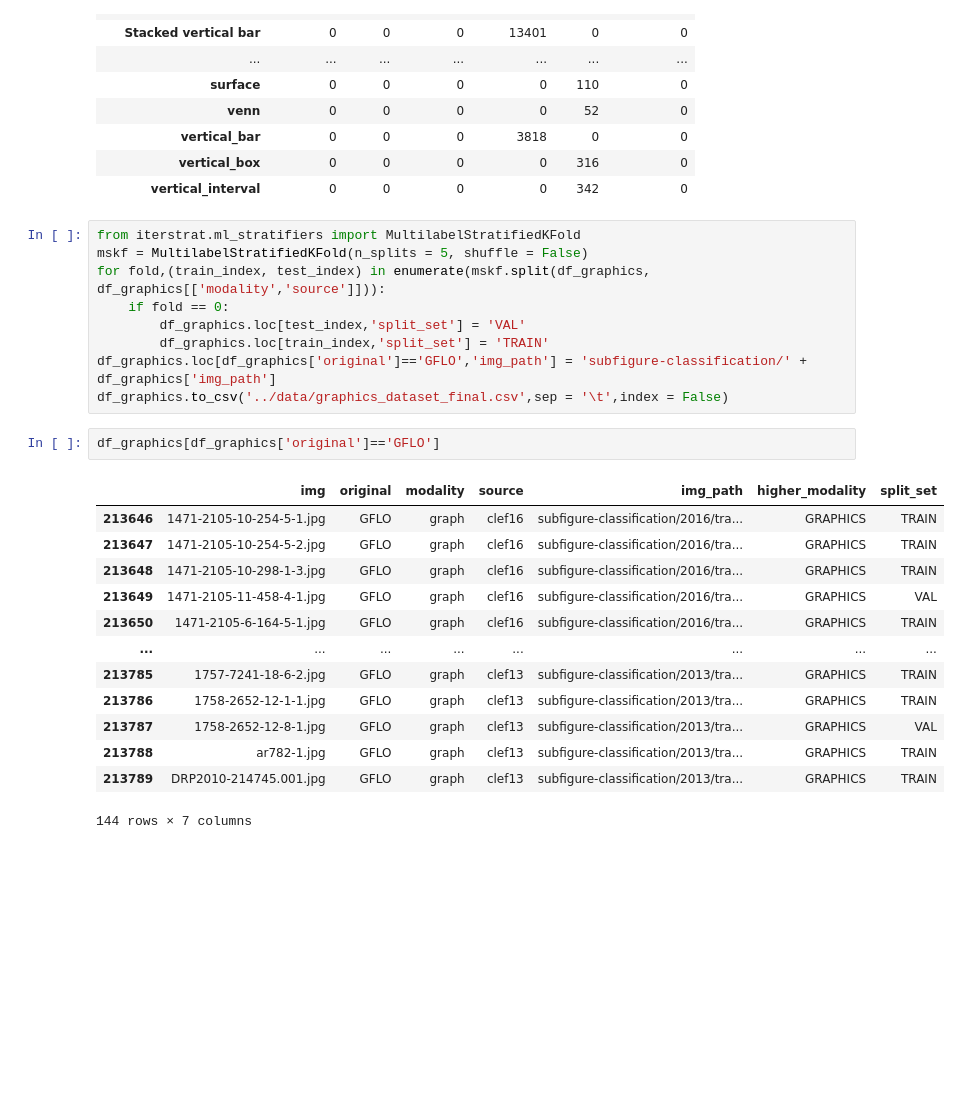
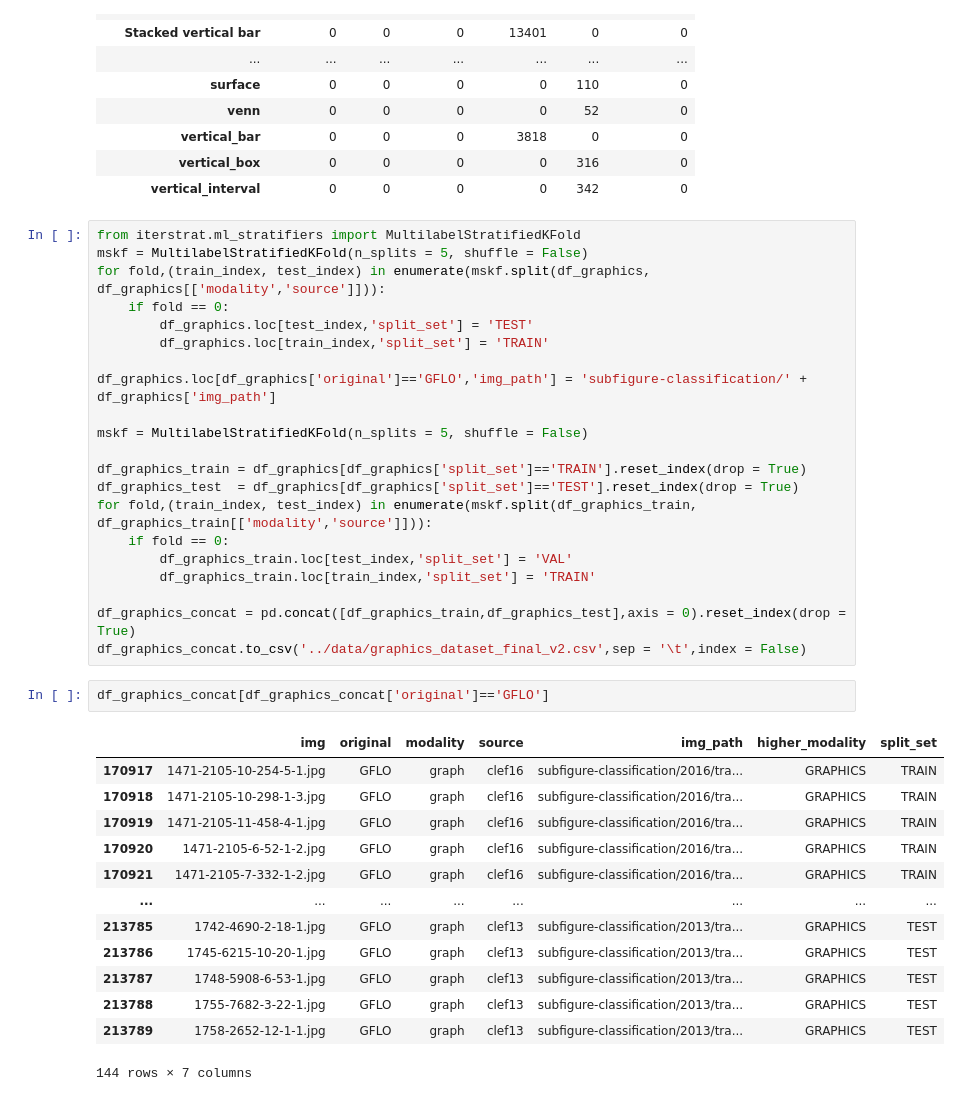
Before and after one commit to jtrells/biomedical-image-classification, a Jupyter notebook: nb/04.Genarate Graphics Dataset.ipynb, the cells around one changed output. Cells and saved outputs as stored; diff of their text form; blank space fills up the shorter version.

```diff
--- a/nb/04.Genarate Graphics Dataset.ipynb
+++ b/nb/04.Genarate Graphics Dataset.ipynb
@@ -211,23 +211,35 @@ from iterstrat.ml_stratifiers import MultilabelStratifiedKFold
 mskf = MultilabelStratifiedKFold(n_splits = 5, shuffle = False)
 for fold,(train_index, test_index) in enumerate(mskf.split(df_graphics, df_graphics[['modality','source']])):
     if fold == 0:
-        df_graphics.loc[test_index,'split_set'] = 'VAL'
+        df_graphics.loc[test_index,'split_set'] = 'TEST'
         df_graphics.loc[train_index,'split_set'] = 'TRAIN'
+
 df_graphics.loc[df_graphics['original']=='GFLO','img_path'] = 'subfigure-classification/' + df_graphics['img_path']
-df_graphics.to_csv('../data/graphics_dataset_final.csv',sep = '\t',index = False)
+
+mskf = MultilabelStratifiedKFold(n_splits = 5, shuffle = False)
+
+df_graphics_train = df_graphics[df_graphics['split_set']=='TRAIN'].reset_index(drop = True)
+df_graphics_test  = df_graphics[df_graphics['split_set']=='TEST'].reset_index(drop = True)
+for fold,(train_index, test_index) in enumerate(mskf.split(df_graphics_train, df_graphics_train[['modality','source']])):
+    if fold == 0:
+        df_graphics_train.loc[test_index,'split_set'] = 'VAL'
+        df_graphics_train.loc[train_index,'split_set'] = 'TRAIN'
+
+df_graphics_concat = pd.concat([df_graphics_train,df_graphics_test],axis = 0).reset_index(drop = True)
+df_graphics_concat.to_csv('../data/graphics_dataset_final_v2.csv',sep = '\t',index = False)
 # %%
-df_graphics[df_graphics['original']=='GFLO']
+df_graphics_concat[df_graphics_concat['original']=='GFLO']
 # %% [output]
 |  | img | original | modality | source | img_path | higher_modality | split_set |
-| 213646 | 1471-2105-10-254-5-1.jpg | GFLO | graph | clef16 | subfigure-classification/2016/tra... | GRAPHICS | TRAIN |
-| 213647 | 1471-2105-10-254-5-2.jpg | GFLO | graph | clef16 | subfigure-classification/2016/tra... | GRAPHICS | TRAIN |
-| 213648 | 1471-2105-10-298-1-3.jpg | GFLO | graph | clef16 | subfigure-classification/2016/tra... | GRAPHICS | TRAIN |
-| 213649 | 1471-2105-11-458-4-1.jpg | GFLO | graph | clef16 | subfigure-classification/2016/tra... | GRAPHICS | VAL |
-| 213650 | 1471-2105-6-164-5-1.jpg | GFLO | graph | clef16 | subfigure-classification/2016/tra... | GRAPHICS | TRAIN |
+| 170917 | 1471-2105-10-254-5-1.jpg | GFLO | graph | clef16 | subfigure-classification/2016/tra... | GRAPHICS | TRAIN |
+| 170918 | 1471-2105-10-298-1-3.jpg | GFLO | graph | clef16 | subfigure-classification/2016/tra... | GRAPHICS | TRAIN |
+| 170919 | 1471-2105-11-458-4-1.jpg | GFLO | graph | clef16 | subfigure-classification/2016/tra... | GRAPHICS | TRAIN |
+| 170920 | 1471-2105-6-52-1-2.jpg | GFLO | graph | clef16 | subfigure-classification/2016/tra... | GRAPHICS | TRAIN |
+| 170921 | 1471-2105-7-332-1-2.jpg | GFLO | graph | clef16 | subfigure-classification/2016/tra... | GRAPHICS | TRAIN |
 | ... | ... | ... | ... | ... | ... | ... | ... |
-| 213785 | 1757-7241-18-6-2.jpg | GFLO | graph | clef13 | subfigure-classification/2013/tra... | GRAPHICS | TRAIN |
-| 213786 | 1758-2652-12-1-1.jpg | GFLO | graph | clef13 | subfigure-classification/2013/tra... | GRAPHICS | TRAIN |
-| 213787 | 1758-2652-12-8-1.jpg | GFLO | graph | clef13 | subfigure-classification/2013/tra... | GRAPHICS | VAL |
-| 213788 | ar782-1.jpg | GFLO | graph | clef13 | subfigure-classification/2013/tra... | GRAPHICS | TRAIN |
-| 213789 | DRP2010-214745.001.jpg | GFLO | graph | clef13 | subfigure-classification/2013/tra... | GRAPHICS | TRAIN |
+| 213785 | 1742-4690-2-18-1.jpg | GFLO | graph | clef13 | subfigure-classification/2013/tra... | GRAPHICS | TEST |
+| 213786 | 1745-6215-10-20-1.jpg | GFLO | graph | clef13 | subfigure-classification/2013/tra... | GRAPHICS | TEST |
+| 213787 | 1748-5908-6-53-1.jpg | GFLO | graph | clef13 | subfigure-classification/2013/tra... | GRAPHICS | TEST |
+| 213788 | 1755-7682-3-22-1.jpg | GFLO | graph | clef13 | subfigure-classification/2013/tra... | GRAPHICS | TEST |
+| 213789 | 1758-2652-12-1-1.jpg | GFLO | graph | clef13 | subfigure-classification/2013/tra... | GRAPHICS | TEST |
 144 rows × 7 columns
```
Also changed, not shown: parts of 1 cell of this notebook, 3 other files.
